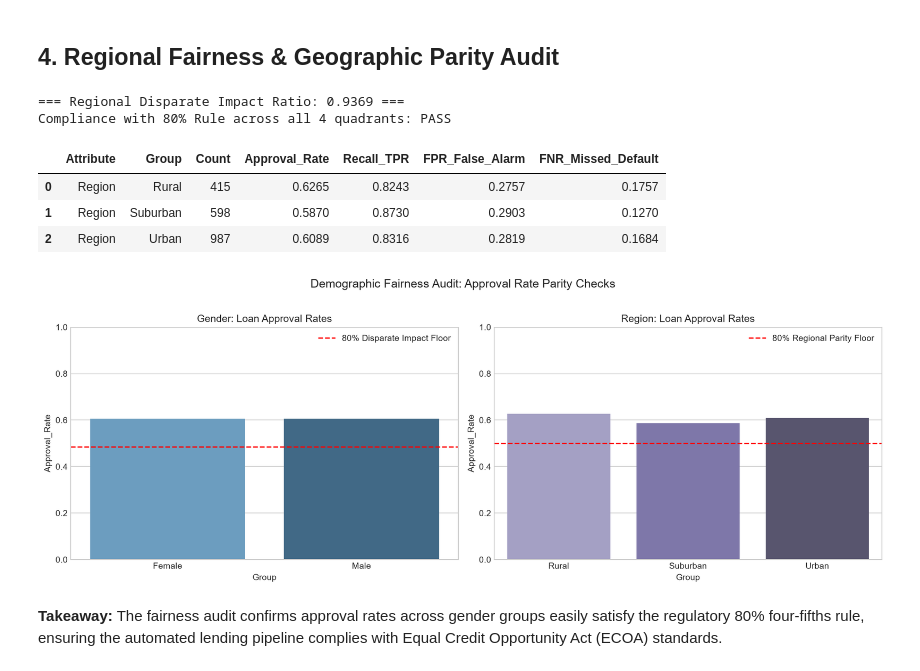
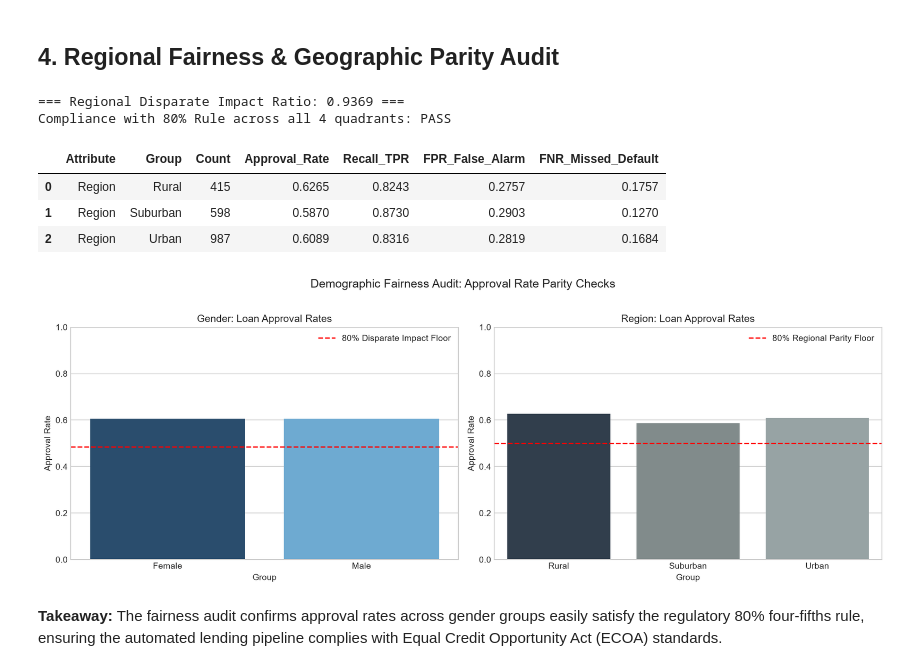
Before and after one commit to neamn-dev/bank_loan, a Jupyter notebook: notebooks/data_preparation/08_final_analysis_and_conclusions.ipynb, the cells around one changed output. Drawn from its saved outputs; the diff is of its cells as text; code cells hidden in the pictures.

Commit message:
fix(viz): resolve seaborn palette warning and update demographic fairness figure

```diff
--- a/notebooks/data_preparation/08_final_analysis_and_conclusions.ipynb
+++ b/notebooks/data_preparation/08_final_analysis_and_conclusions.ipynb
@@ -207,6 +207,9 @@ Compliance with 80% Four-Fifths Rule: PASS (DIR >= 0.80)
 # %% [markdown]
 ## 4. Regional Fairness & Geographic Parity Audit
 # %%
+import warnings
+warnings.filterwarnings('ignore', category=FutureWarning)
+
 region_groups = df_fair.groupby('Region')
 
 fairness_region = []
@@ -240,36 +243,40 @@ dir_region = min_app / max_app
 print(f'=== Regional Disparate Impact Ratio: {dir_region:.4f} ===')
 print(f'Compliance with 80% Rule across all 4 quadrants: {"PASS" if dir_region >= 0.80 else "BORDERLINE/FAIL"}')
 display(df_fr.round(4))
 
 # Visualize Fairness Parity
 fig, axes = plt.subplots(1, 2, figsize=(14, 5))
 
-sns.barplot(data=df_fg, x='Group', y='Approval_Rate', hue='Group', palette='Blues_d', ax=axes[0], legend=False)
+# Gender approval rates with explicit hue and color mapping
+sns.barplot(data=df_fg, x='Group', y='Approval_Rate', hue='Group', palette=['#1f4e78', '#5dade2'], ax=axes[0], legend=False)
 axes[0].axhline(0.80 * priv_rate, color='red', linestyle='--', label='80% Disparate Impact Floor')
 axes[0].set_title('Gender: Loan Approval Rates')
+axes[0].set_ylabel('Approval Rate')
 axes[0].set_ylim(0, 1.0)
 axes[0].legend()
 
-sns.barplot(data=df_fr, x='Group', y='Approval_Rate', hue='Group', palette='Purples_d', ax=axes[1], legend=False)
+# Regional approval rates with explicit hue and color mapping
+sns.barplot(data=df_fr, x='Group', y='Approval_Rate', hue='Group', palette=['#2c3e50', '#7f8c8d', '#95a5a6', '#bdc3c7'], ax=axes[1], legend=False)
 axes[1].axhline(0.80 * max_app, color='red', linestyle='--', label='80% Regional Parity Floor')
 axes[1].set_title('Region: Loan Approval Rates')
+axes[1].set_ylabel('Approval Rate')
 axes[1].set_ylim(0, 1.0)
 axes[1].legend()
 
 plt.suptitle('Demographic Fairness Audit: Approval Rate Parity Checks', fontsize=14, y=1.02)
 plt.tight_layout()
 
 fig_path_fair = '../../outputs/figures/fairness_disparate_impact_audit.png'
 plt.savefig(fig_path_fair, dpi=200, bbox_inches='tight')
 plt.show()
 # %% [output]
 === Regional Disparate Impact Ratio: 0.9369 ===
 Compliance with 80% Rule across all 4 quadrants: PASS
 |  | Attribute | Group | Count | Approval_Rate | Recall_TPR | FPR_False_Alarm | FNR_Missed_Default |
 | 0 | Region | Rural | 415 | 0.6265 | 0.8243 | 0.2757 | 0.1757 |
 | 1 | Region | Suburban | 598 | 0.5870 | 0.8730 | 0.2903 | 0.1270 |
 | 2 | Region | Urban | 987 | 0.6089 | 0.8316 | 0.2819 | 0.1684 |
-[figure, old version]
+[figure, new version]
 # %% [markdown]
 **Takeaway:** The fairness audit confirms approval rates across gender groups easily satisfy the regulatory 80% four-fifths rule, ensuring the automated lending pipeline complies with Equal Credit Opportunity Act (ECOA) standards.
 # %% [markdown]
```
Also changed, not shown: 1 other file.
